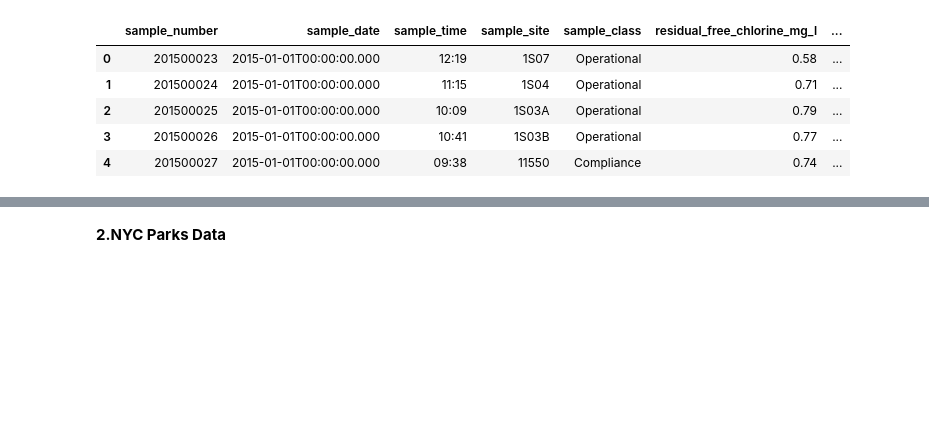
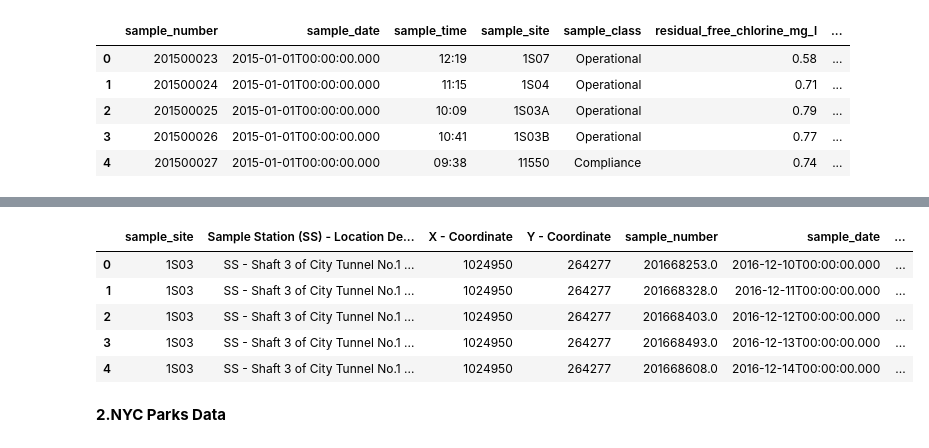
Before and after one commit to kirthi-b/QoL_NYC_Children, a Jupyter notebook: Environmental/Environments.ipynb, the cells around one changed output, grey strips where cells are left out. Drawn from its saved outputs; the diff is of its cells as text; code cells hidden in the pictures; blank space fills up the shorter version.

```diff
--- a/Environmental/Environments.ipynb
+++ b/Environmental/Environments.ipynb
@@ -326,0 +324,3 @@ wsite_df.head()
+# %%
+wsite_df = pd.read_excel("/content/QoL_NYC_Children/Environmental/Data/Water_Quality/OpenData_Distribution_Water_Quality_Sampling_Sites_Updated_2021-0618.xlsx")
+wsite_df.head()
@@ -327,3 +334,19 @@ wsite_df.head()
+# %%
+wsite_df = wsite_df.rename(columns={"Sample Site":"sample_site"})
+# %%
+wq_df_join = wsite_df.merge(wq_df, on="sample_site", how='left')
+# %%
+wq_df_join.drop_duplicates()
+wq_df_join.drop(columns=['sample_class','Time','sample_time'])
+wq_df_join.dropna()
+wq_df_join.head()
+# %% [output]
+|  | sample_site | Sample Station (SS) - Location De... | X - Coordinate | Y - Coordinate | sample_number | sample_date | ... |
+| 0 | 1S03 | SS - Shaft 3 of City Tunnel No.1 ... | 1024950 | 264277 | 201668253.0 | 2016-12-10T00:00:00.000 | ... |
+| 1 | 1S03 | SS - Shaft 3 of City Tunnel No.1 ... | 1024950 | 264277 | 201668328.0 | 2016-12-11T00:00:00.000 | ... |
+| 2 | 1S03 | SS - Shaft 3 of City Tunnel No.1 ... | 1024950 | 264277 | 201668403.0 | 2016-12-12T00:00:00.000 | ... |
+| 3 | 1S03 | SS - Shaft 3 of City Tunnel No.1 ... | 1024950 | 264277 | 201668493.0 | 2016-12-13T00:00:00.000 | ... |
+| 4 | 1S03 | SS - Shaft 3 of City Tunnel No.1 ... | 1024950 | 264277 | 201668608.0 | 2016-12-14T00:00:00.000 | ... |
 # %% [markdown]
 **2.NYC Parks Data**
 # %%
```
Also changed, not shown: parts of 4 cells of this notebook, 5 other files.
